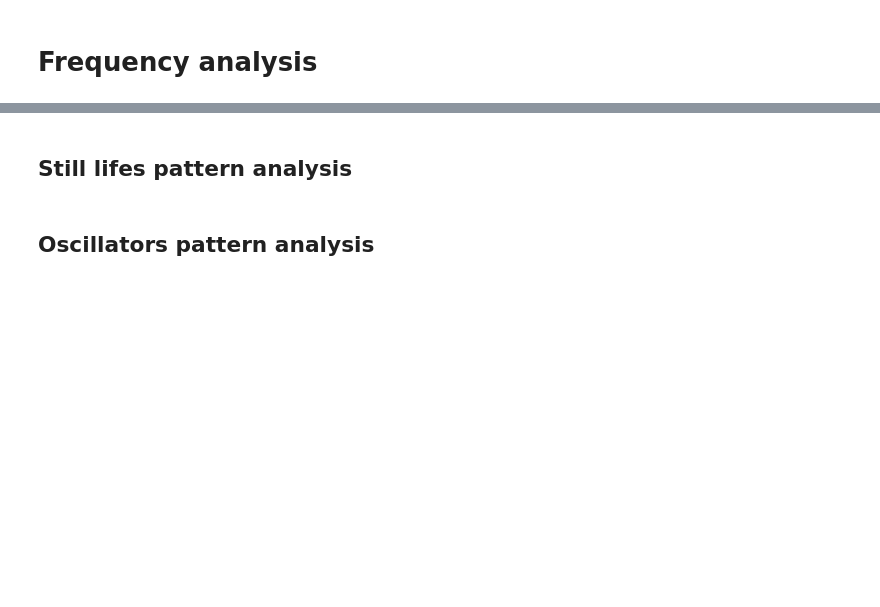
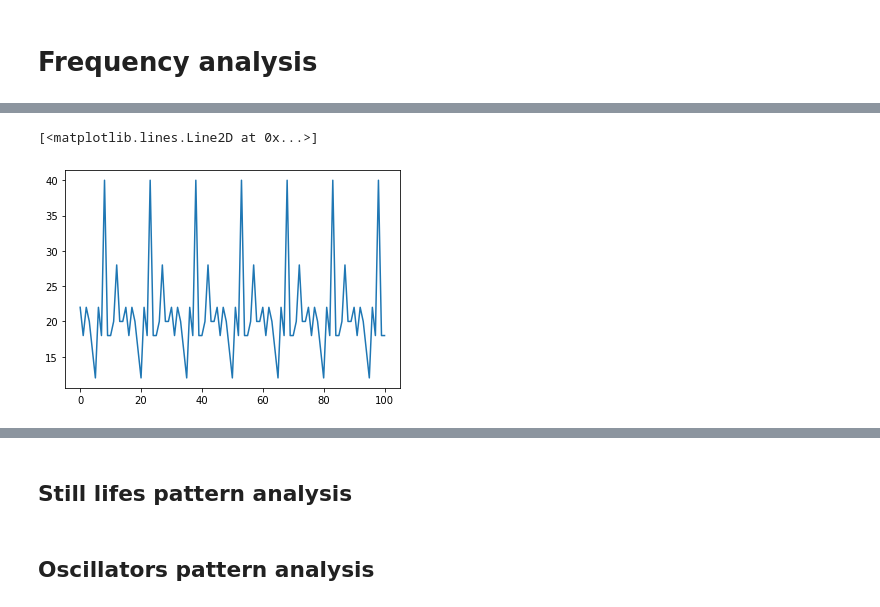
Before and after one commit to PhysicsOfData/LCP_projects_Y3, a Jupyter notebook: GoF.ipynb, the cells around one changed output, grey strips where cells are left out. Saved outputs shown, nothing was run; the diff lists cells and outputs as text; code cells hidden in the pictures; blank space fills up the shorter version.

```diff
--- a/GoF.ipynb
+++ b/GoF.ipynb
@@ -377,0 +477,6 @@ print(freq_calculator(maxCoe))
+# %%
+occ = occupancy_array(penta_dec, 100, 50)
+plt.plot(occ)
+# %% [output]
+[<matplotlib.lines.Line2D at 0x...>]
+[figure, added]
```
Also changed, not shown: parts of 25 cells of this notebook.
